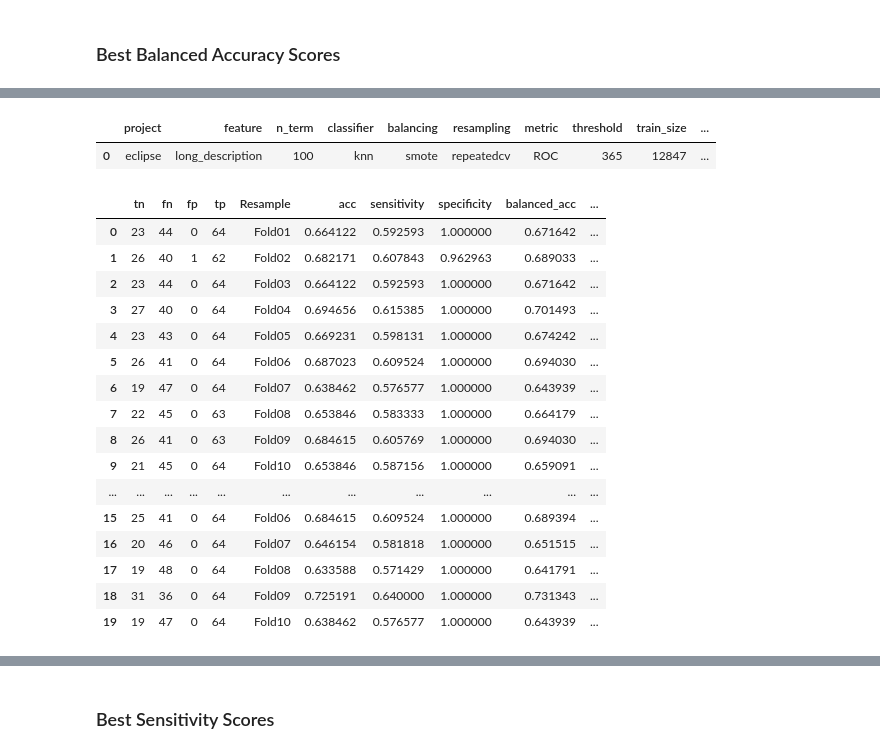
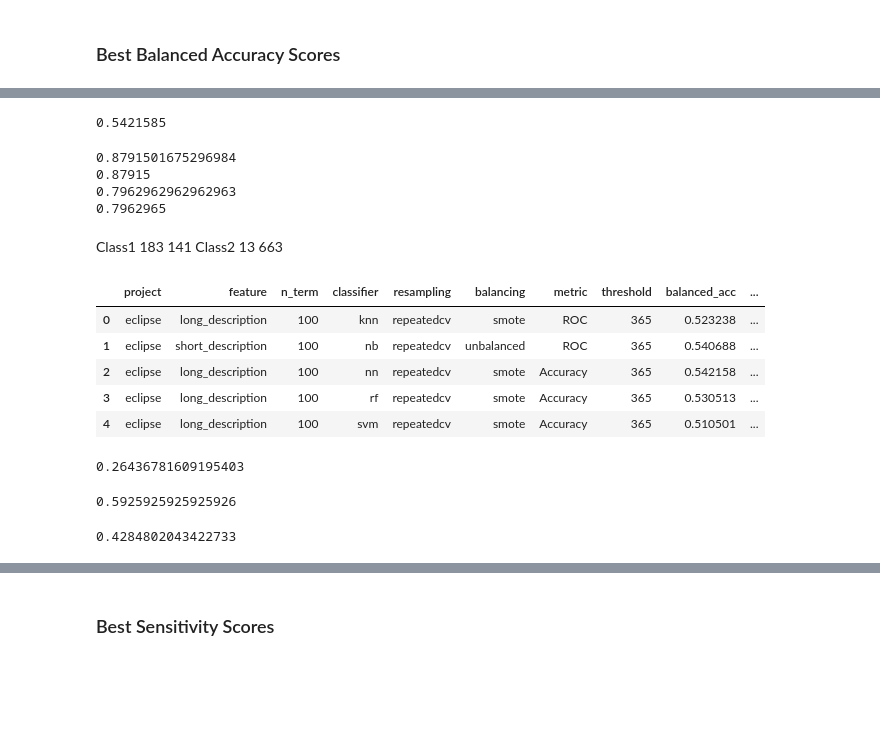
Before and after one commit to gomesluiz/my-doctorate, a Jupyter notebook: projects/long-lived-bug-prediction/machine-learning/source/20200731_long_lived_prediction_rq4_data_analysis.ipynb, the cells around one changed output, grey strips where cells are left out. Saved outputs shown, nothing was run; the diff lists cells and outputs as text; code cells hidden in the pictures; blank space fills up the shorter version.

```diff
--- a/projects/long-lived-bug-prediction/machine-learning/source/20200731_long_lived_prediction_rq4_data_analysis.ipynb
+++ b/projects/long-lived-bug-prediction/machine-learning/source/20200731_long_lived_prediction_rq4_data_analysis.ipynb
@@ -197,32 +171,49 @@ def calculate_metrics(metric):
+# %%
+(0.379679+0.704638)/2
+# %% [output]
+0.5421585
+# %%
+bacc=(183/(183+13) + 663/(141+663))/2
+print(bacc)
+print((0.9337+0.8246)/2)
+print((23/(23+0)+64/(64+44))/2)
+print((1+0.592593)/2)
+# %% [output]
+0.8791501675296984
+0.87915
+0.7962962962962963
+0.7962965
+# %% [markdown]
+Class1    183    141
+Class2     13    663
 # %%
 # the best tunes
 best_tunes = pd.read_csv("datasets/20200731_rq3e1_all_best_train_tunes_debug.csv",  sep=",")
-# %%
-best_tunes.head()
-# %% [output]
-|  | project | feature | n_term | classifier | balancing | resampling | metric | threshold | train_size | ... |
-| 0 | eclipse | long_description | 100 | knn | smote | repeatedcv | ROC | 365 | 12847 | ... |
+# %%
+best_tunes[['project', 'feature', 'n_term', 'classifier', 'resampling', 'balancing', 'metric', 'threshold', 'balanced_acc', 'sensitivity', 'specificity', 'hyper1', 'value1', 'hyper2', 'value2', 'hyper3', 'value3']]
+# %% [output]
+|  | project | feature | n_term | classifier | resampling | balancing | metric | threshold | balanced_acc | ... |
+| 0 | eclipse | long_description | 100 | knn | repeatedcv | smote | ROC | 365 | 0.523238 | ... |
+| 1 | eclipse | short_description | 100 | nb | repeatedcv | unbalanced | ROC | 365 | 0.540688 | ... |
+| 2 | eclipse | long_description | 100 | nn | repeatedcv | smote | Accuracy | 365 | 0.542158 | ... |
+| 3 | eclipse | long_description | 100 | rf | repeatedcv | smote | Accuracy | 365 | 0.530513 | ... |
+| 4 | eclipse | long_description | 100 | svm | repeatedcv | smote | Accuracy | 365 | 0.510501 | ... |
 # %%
 fold_metrics = pd.read_csv("datasets/20200731_rq3e1_train_fold_metrics_eclipse_debug.csv",  sep=",")
-# %%
-fold_metrics.head(100)
-# %% [output]
-|  | tn | fn | fp | tp | Resample | acc | sensitivity | specificity | balanced_acc | ... |
-| 0 | 23 | 44 | 0 | 64 | Fold01 | 0.664122 | 0.592593 | 1.000000 | 0.671642 | ... |
-| 1 | 26 | 40 | 1 | 62 | Fold02 | 0.682171 | 0.607843 | 0.962963 | 0.689033 | ... |
-| 2 | 23 | 44 | 0 | 64 | Fold03 | 0.664122 | 0.592593 | 1.000000 | 0.671642 | ... |
-| 3 | 27 | 40 | 0 | 64 | Fold04 | 0.694656 | 0.615385 | 1.000000 | 0.701493 | ... |
-| 4 | 23 | 43 | 0 | 64 | Fold05 | 0.669231 | 0.598131 | 1.000000 | 0.674242 | ... |
-| 5 | 26 | 41 | 0 | 64 | Fold06 | 0.687023 | 0.609524 | 1.000000 | 0.694030 | ... |
-| 6 | 19 | 47 | 0 | 64 | Fold07 | 0.638462 | 0.576577 | 1.000000 | 0.643939 | ... |
-| 7 | 22 | 45 | 0 | 63 | Fold08 | 0.653846 | 0.583333 | 1.000000 | 0.664179 | ... |
-| 8 | 26 | 41 | 0 | 63 | Fold09 | 0.684615 | 0.605769 | 1.000000 | 0.694030 | ... |
-| 9 | 21 | 45 | 0 | 64 | Fold10 | 0.653846 | 0.587156 | 1.000000 | 0.659091 | ... |
-| ... | ... | ... | ... | ... | ... | ... | ... | ... | ... | ... |
-| 15 | 25 | 41 | 0 | 64 | Fold06 | 0.684615 | 0.609524 | 1.000000 | 0.689394 | ... |
-| 16 | 20 | 46 | 0 | 64 | Fold07 | 0.646154 | 0.581818 | 1.000000 | 0.651515 | ... |
-| 17 | 19 | 48 | 0 | 64 | Fold08 | 0.633588 | 0.571429 | 1.000000 | 0.641791 | ... |
-| 18 | 31 | 36 | 0 | 64 | Fold09 | 0.725191 | 0.640000 | 1.000000 | 0.731343 | ... |
-| 19 | 19 | 47 | 0 | 64 | Fold10 | 0.638462 | 0.576577 | 1.000000 | 0.643939 | ... |
+# %%
+fold_metrics.head(100)
+fp=44
+tp=23
+tn=64
+fn=0
+se = 23/(23+64)
+sp = 64/(64+44)
+display(se)
+display(sp)
+display((se+sp)/2)
+# %% [output]
+0.26436781609195403
+0.5925925925925926
+0.4284802043422733
 # %%
 table = pd.pivot_table (fold_metrics, index=['seed','Resample'], columns='classifier', values=['sensitivity', 'specificity', 'balanced_acc'])
```
Also changed, not shown: parts of 6 cells of this notebook, 7 other files.
